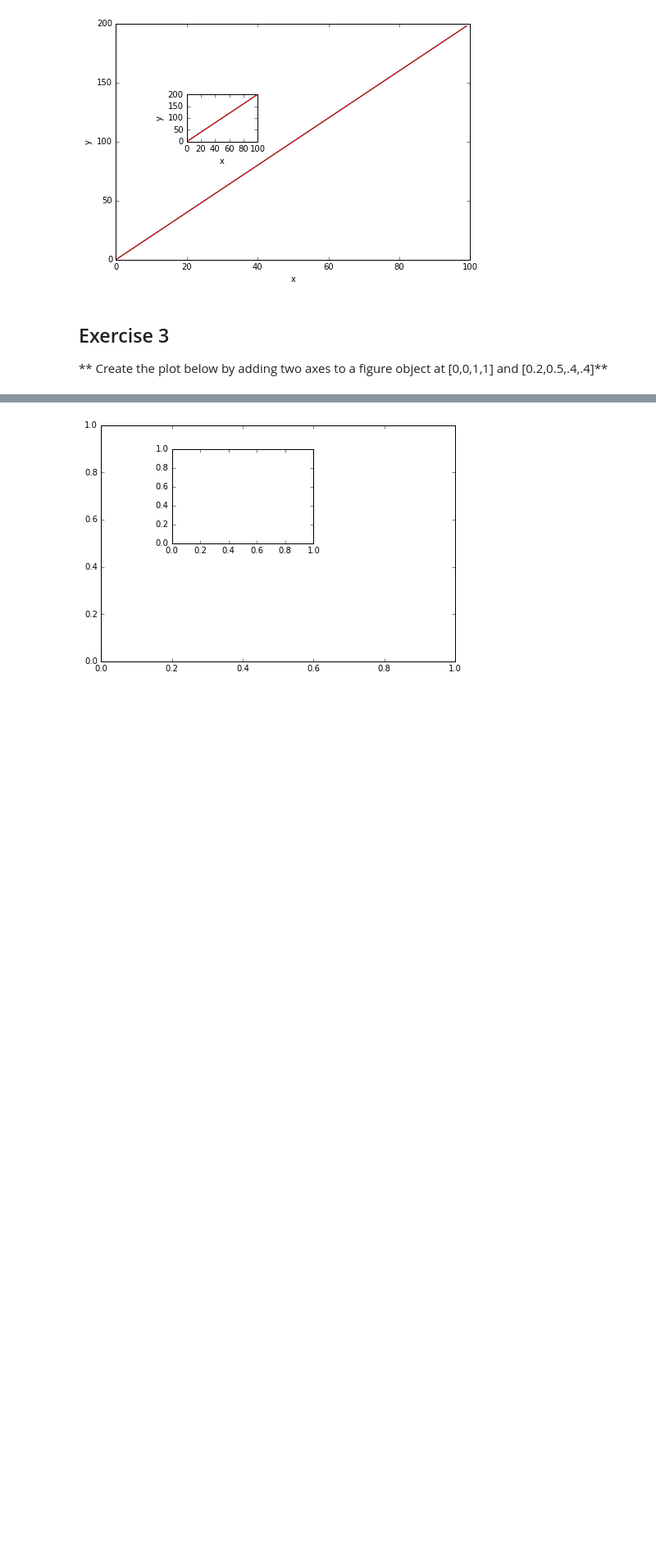
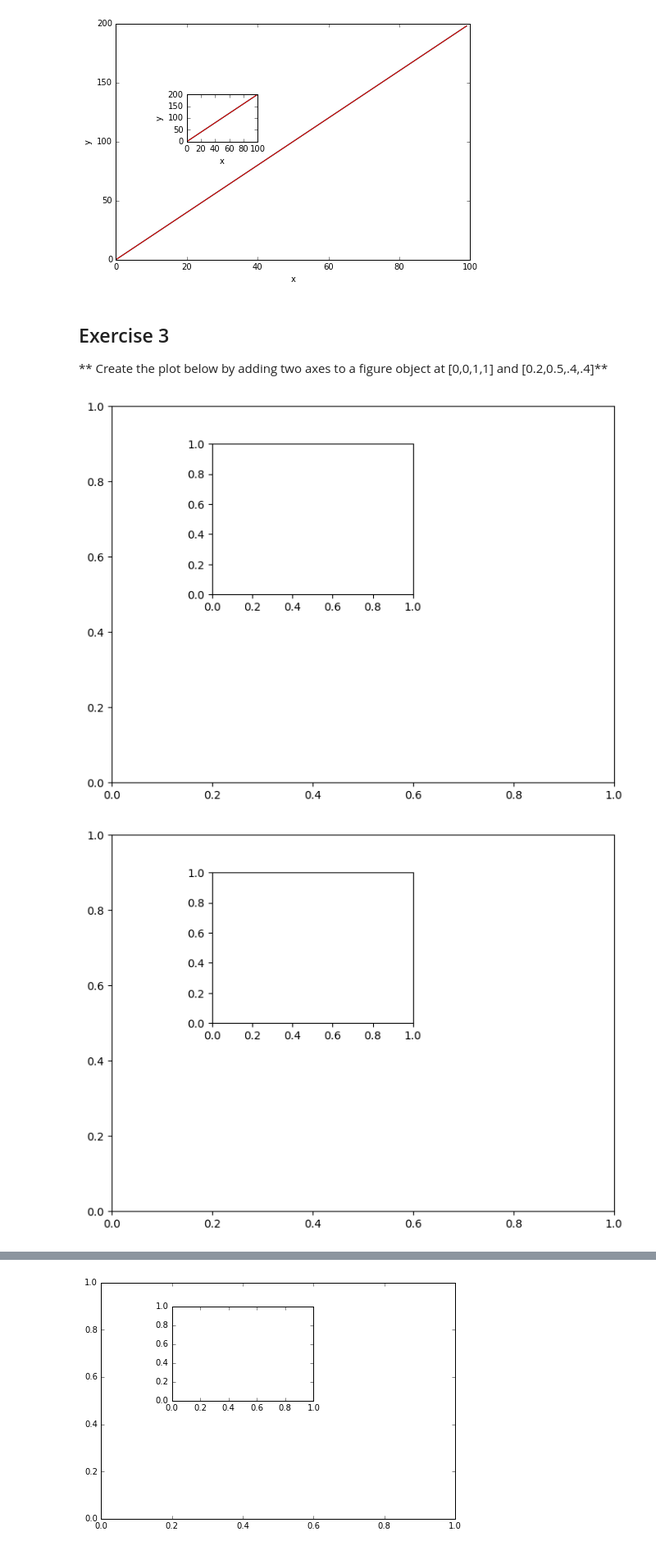
Before and after one commit to DavidASchonfeld/data-course, a Jupyter notebook: Notes I Took While Taking Course/4-Matplotlib/02-Matplotlib Exercises.ipynb, the cells around one changed output, grey strips where cells are left out. Shown at 82% size. Drawn from its saved outputs; the diff is of its cells as text; code cells hidden in the pictures; blank space fills up the shorter version.

```diff
--- a/Notes I Took While Taking Course/4-Matplotlib/02-Matplotlib Exercises.ipynb
+++ b/Notes I Took While Taking Course/4-Matplotlib/02-Matplotlib Exercises.ipynb
@@ -69,3 +75,11 @@ plt.show()
 ## Exercise 3
 
 ** Create the plot below by adding two axes to a figure object at [0,0,1,1] and [0.2,0.5,.4,.4]**
+# %%
+fig3 = plt.figure()
+ax_1 = fig3.add_axes([0, 0, 1, 1])
+ax_2 = fig3.add_axes([0.2, 0.5, 0.4, 0.4])
+plt.show()
+# %% [output]
+[figure, added]
+[figure, added]
```
Also changed, not shown: parts of 7 cells of this notebook, 3 other files.
